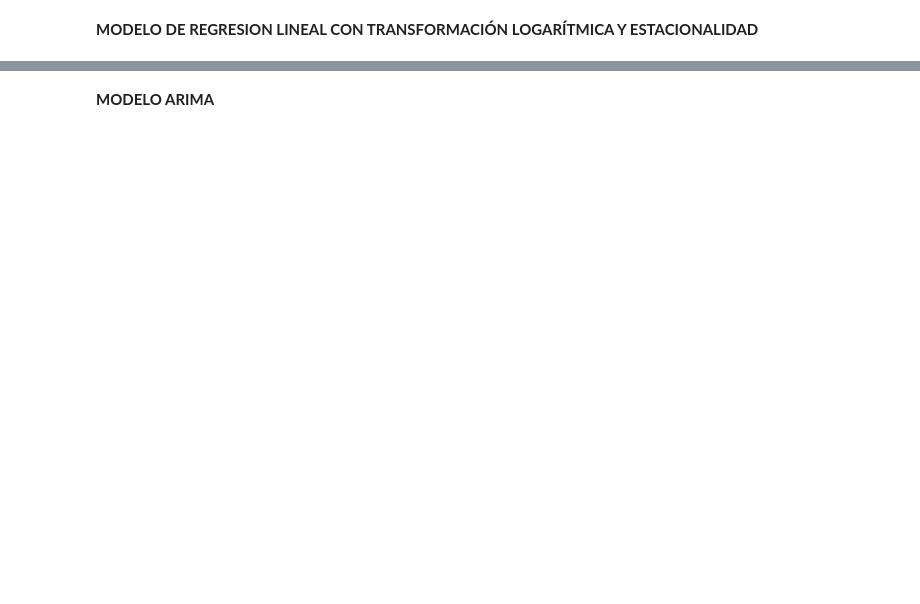
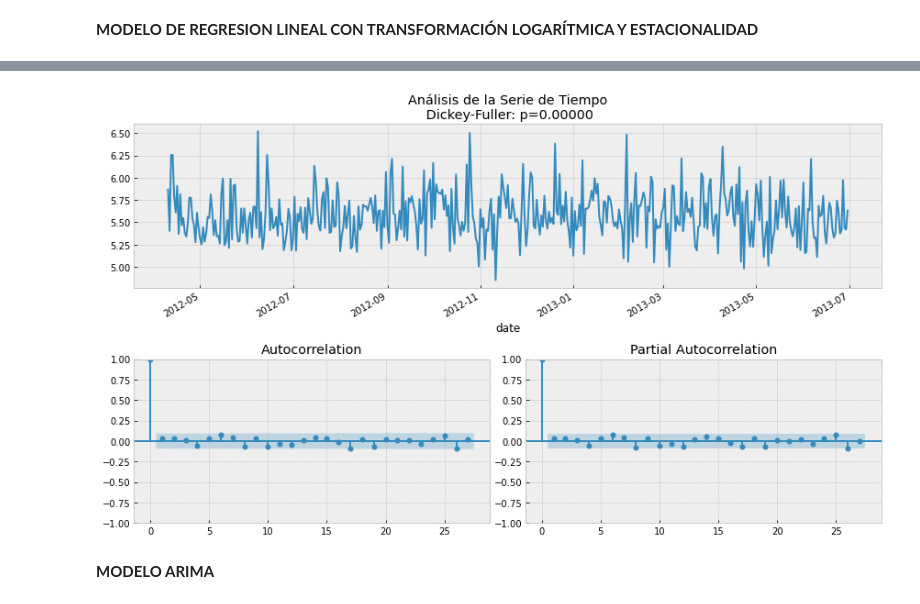
Before and after one commit to AgustinSt1990/tp_final, a Jupyter notebook: TP_FINAL_Machine_Learning.ipynb, the cells around one changed output, grey strips where cells are left out. Cells and saved outputs as stored; diff of their text form; code cells hidden in the pictures; blank space fills up the shorter version.

```diff
--- a/TP_FINAL_Machine_Learning.ipynb
+++ b/TP_FINAL_Machine_Learning.ipynb
@@ -121,2 +219,6 @@ df.isna()
+# %%
+arima.params_set_plot(muestra['log_Meat'])
+# %% [output]
+[figure, added]
 # %% [markdown]
 **MODELO ARIMA**
```
Also changed, not shown: parts of 13 cells of this notebook, 3 other files.
